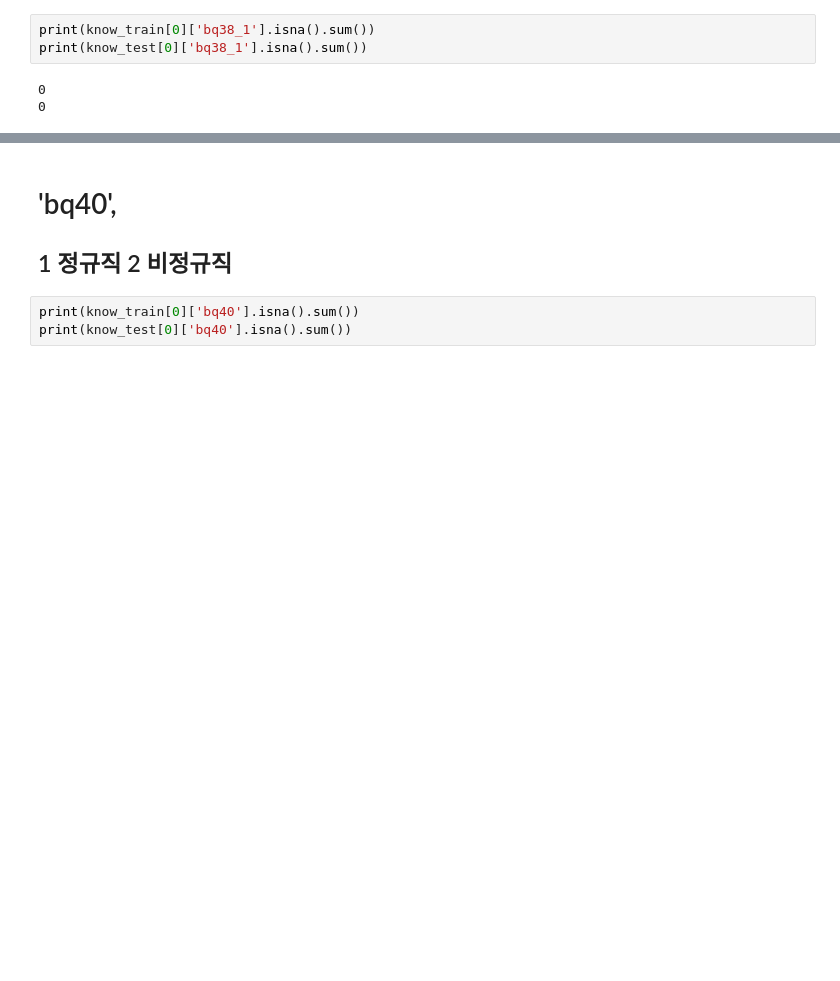
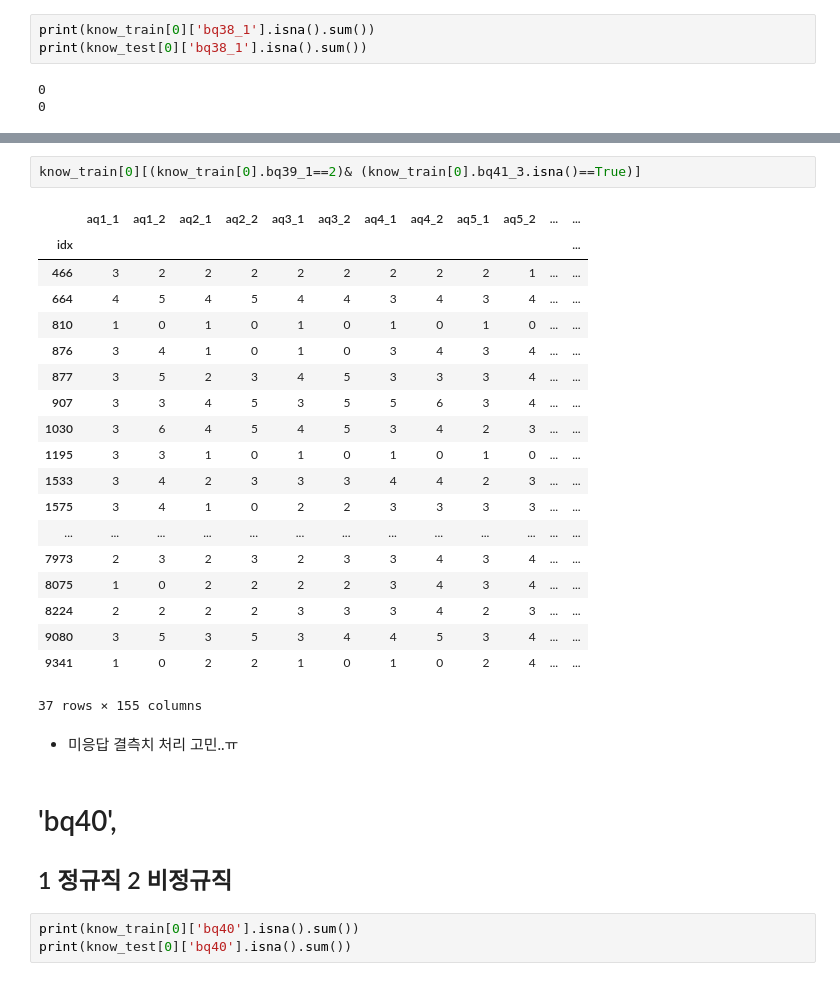
Before and after one commit to joniekwon/dacon, a Jupyter notebook: know/DAY1 EDA.ipynb, the cells around one changed output, grey strips where cells are left out. Saved outputs shown, nothing was run; the diff lists cells and outputs as text; blank space fills up the shorter version.

```diff
--- a/know/DAY1 EDA.ipynb
+++ b/know/DAY1 EDA.ipynb
@@ -1142,3 +1236,27 @@ know_test[0].loc[:,['bq39_1','bq39_2','bq40', 'bq41_1', 'bq41_2', 'bq41_3']]
+# %%
+know_train[0][(know_train[0].bq39_1==2)& (know_train[0].bq41_3.isna()==True)]
+# %% [output]
+|  | aq1_1 | aq1_2 | aq2_1 | aq2_2 | aq3_1 | aq3_2 | aq4_1 | aq4_2 | aq5_1 | aq5_2 | ... | ... |
+| idx |  |  |  |  |  |  |  |  |  |  |  | ... |
+| 466 | 3 | 2 | 2 | 2 | 2 | 2 | 2 | 2 | 2 | 1 | ... | ... |
+| 664 | 4 | 5 | 4 | 5 | 4 | 4 | 3 | 4 | 3 | 4 | ... | ... |
+| 810 | 1 | 0 | 1 | 0 | 1 | 0 | 1 | 0 | 1 | 0 | ... | ... |
+| 876 | 3 | 4 | 1 | 0 | 1 | 0 | 3 | 4 | 3 | 4 | ... | ... |
+| 877 | 3 | 5 | 2 | 3 | 4 | 5 | 3 | 3 | 3 | 4 | ... | ... |
+| 907 | 3 | 3 | 4 | 5 | 3 | 5 | 5 | 6 | 3 | 4 | ... | ... |
+| 1030 | 3 | 6 | 4 | 5 | 4 | 5 | 3 | 4 | 2 | 3 | ... | ... |
+| 1195 | 3 | 3 | 1 | 0 | 1 | 0 | 1 | 0 | 1 | 0 | ... | ... |
+| 1533 | 3 | 4 | 2 | 3 | 3 | 3 | 4 | 4 | 2 | 3 | ... | ... |
+| 1575 | 3 | 4 | 1 | 0 | 2 | 2 | 3 | 3 | 3 | 3 | ... | ... |
+| ... | ... | ... | ... | ... | ... | ... | ... | ... | ... | ... | ... | ... |
+| 7973 | 2 | 3 | 2 | 3 | 2 | 3 | 3 | 4 | 3 | 4 | ... | ... |
+| 8075 | 1 | 0 | 2 | 2 | 2 | 2 | 3 | 4 | 3 | 4 | ... | ... |
+| 8224 | 2 | 2 | 2 | 2 | 3 | 3 | 3 | 4 | 2 | 3 | ... | ... |
+| 9080 | 3 | 5 | 3 | 5 | 3 | 4 | 4 | 5 | 3 | 4 | ... | ... |
+| 9341 | 1 | 0 | 2 | 2 | 1 | 0 | 1 | 0 | 2 | 4 | ... | ... |
+37 rows × 155 columns
+# %% [markdown]
+* 미응답 결측치 처리 고민..ㅠ
 # %% [markdown]
 # 'bq40',
 ## 1 정규직 2 비정규직
```
Also changed, not shown: parts of 59 cells of this notebook.
